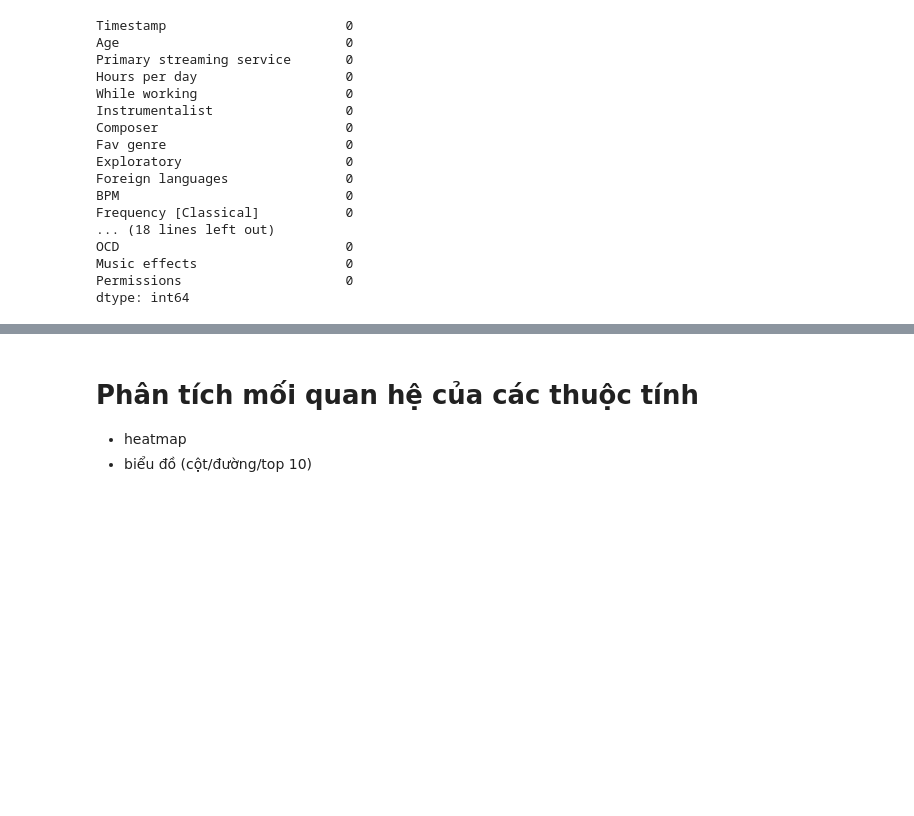
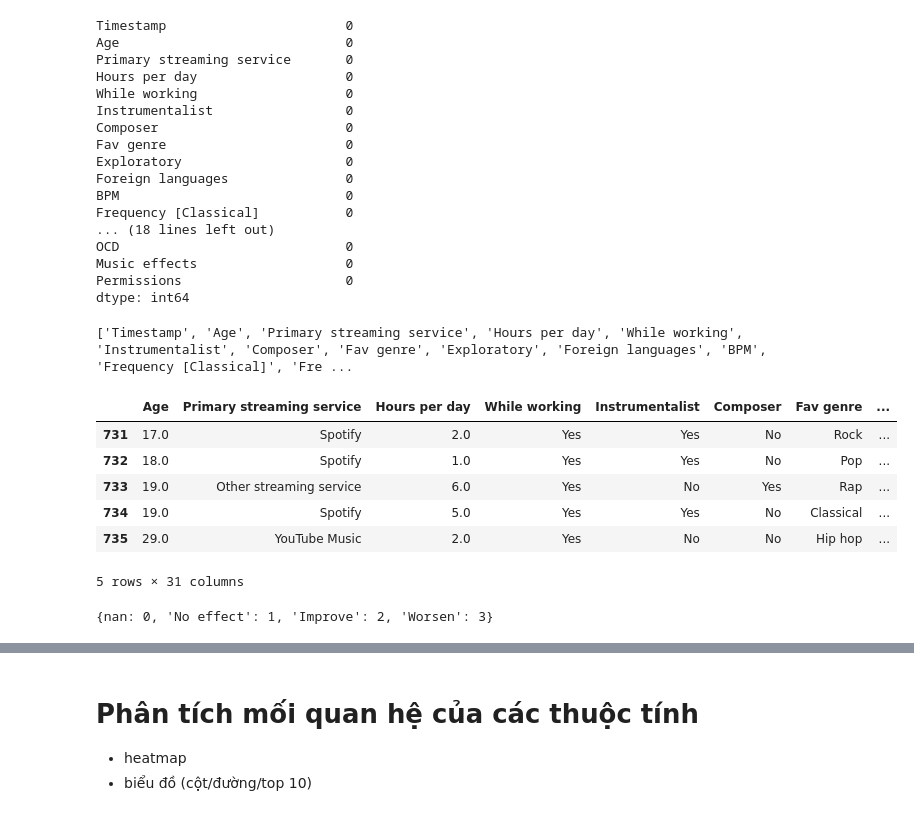
Before and after one commit to HuyNhatbel/CSA_SPCK, a Jupyter notebook: Phantich.ipynb, the cells around one changed output, grey strips where cells are left out. Cells and saved outputs as stored; diff of their text form; code cells hidden in the pictures; blank space fills up the shorter version.

```diff
--- a/Phantich.ipynb
+++ b/Phantich.ipynb
@@ -77,6 +77,25 @@ OCD                             0
 Music effects                   0
 Permissions                     0
 dtype: int64
+# %%
+print(df.columns.tolist())
+# %% [output]
+['Timestamp', 'Age', 'Primary streaming service', 'Hours per day', 'While working', 'Instrumentalist', 'Composer', 'Fav genre', 'Exploratory', 'Foreign languages', 'BPM', 'Frequency [Classical]', 'Fre ...
 # %%
-df = df.iloc[:, 1:]
-df = df.iloc[:, 3:]
+# cols = ["Hours per day", "Anxiety", "Depression", "Insomnia", "OCD", "Music effects"]
+df = df.iloc[:, 1:-1]
+df.tail()
+# %% [output]
+|  | Age | Primary streaming service | Hours per day | While working | Instrumentalist | Composer | Fav genre | ... |
+| 731 | 17.0 | Spotify | 2.0 | Yes | Yes | No | Rock | ... |
+| 732 | 18.0 | Spotify | 1.0 | Yes | Yes | No | Pop | ... |
+| 733 | 19.0 | Other streaming service | 6.0 | Yes | No | Yes | Rap | ... |
+| 734 | 19.0 | Spotify | 5.0 | Yes | Yes | No | Classical | ... |
+| 735 | 29.0 | YouTube Music | 2.0 | Yes | No | No | Hip hop | ... |
+5 rows × 31 columns
+# %%
+labels = df['Music effects'].unique().tolist()
+effect_map = {v: i for i, v in enumerate(labels)}
+effect_map
+# %% [output]
+{nan: 0, 'No effect': 1, 'Improve': 2, 'Worsen': 3}
```
Also changed, not shown: parts of 32 cells of this notebook.
